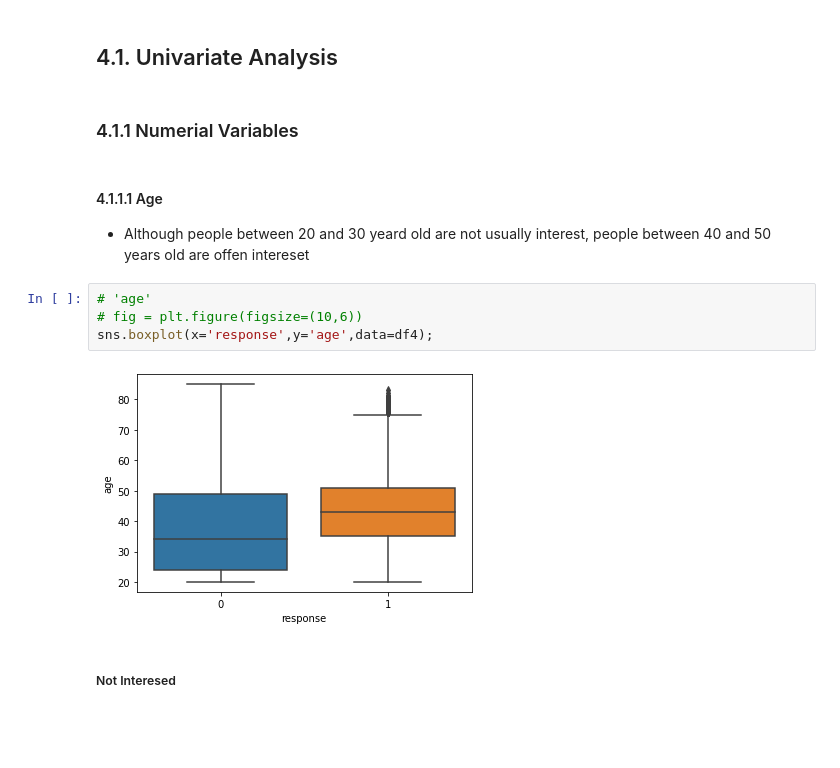
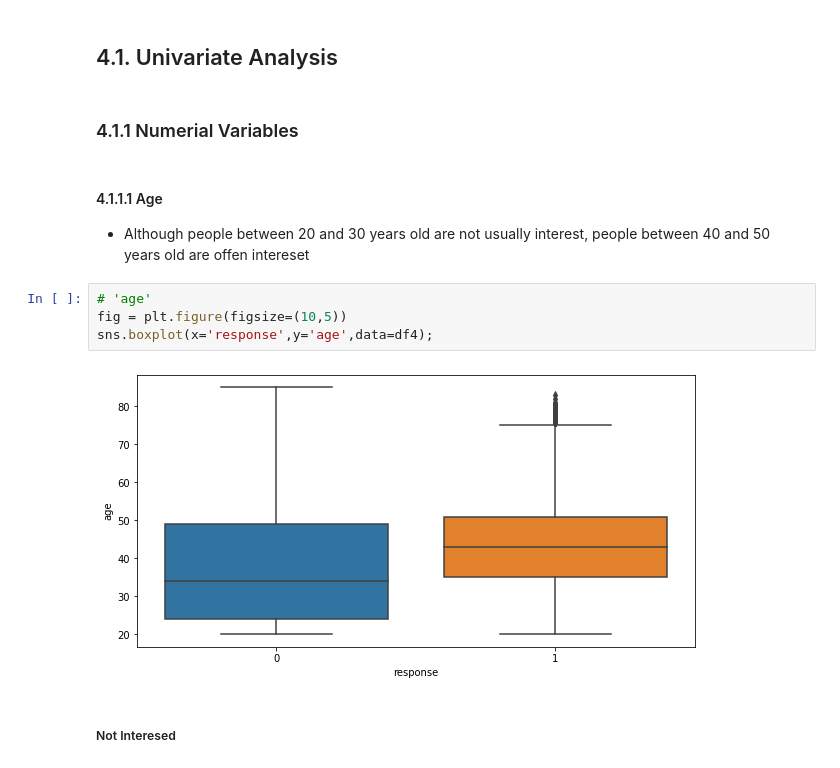
Before and after one commit to ArthurMesquita96/Insurance-Cross-Sell, a Jupyter notebook: insurance_cross_sell_notebook.ipynb, the cells around one changed output. Saved outputs shown, nothing was run; the diff lists cells and outputs as text; blank space fills up the shorter version.

```diff
--- a/insurance_cross_sell_notebook.ipynb
+++ b/insurance_cross_sell_notebook.ipynb
@@ -266,18 +298,18 @@ df4 = df3.copy()
 # report.show_html()
 # %% [markdown]
 ## 4.1. Univariate Analysis
-# %% [markdown]
-### 4.1.1 Numerial Variables
+# %% [markdown]
+### 4.1.1 Numerial Variables
 # %% [markdown]
 #### 4.1.1.1 Age
 
-- Although people between 20 and 30 yeard old are not usually interest, people between 40 and 50 years old are offen intereset
+- Although people between 20 and 30 years old are not usually interest, people between 40 and 50 years old are offen intereset
 # %%
 # 'age'
-# fig = plt.figure(figsize=(10,6))
+fig = plt.figure(figsize=(10,5))
 sns.boxplot(x='response',y='age',data=df4);
 # %% [output]
-[figure, old version]
+[figure, new version]
 # %% [markdown]
 ##### Not Interesed
 # %% [markdown]
```
Also changed, not shown: parts of 49 cells of this notebook, 1 other file.
